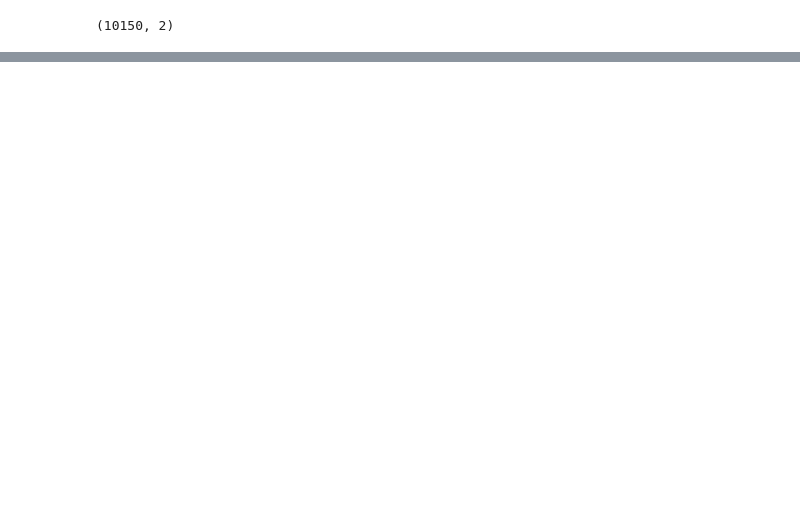
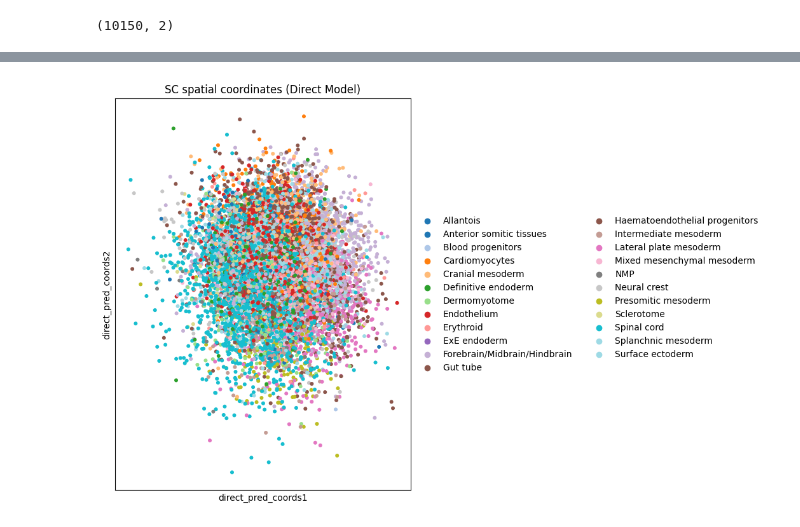
Before and after one commit to ehtesam3154/sc_st, a Jupyter notebook: gw_ot_v3.ipynb, the cells around one changed output, grey strips where cells are left out. Saved outputs shown, nothing was run; the diff lists cells and outputs as text; code cells hidden in the pictures; blank space fills up the shorter version.

```diff
--- a/gw_ot_v3.ipynb
+++ b/gw_ot_v3.ipynb
@@ -1158,0 +1734,21 @@ results = run_gnn_analysis(X_sc, D_induced)
+# %%
+# Store in AnnData and visualize
+adata.obsm['direct_pred_coords'] = sc_coords
+import matplotlib.pyplot as plt
+
+fig, ax = plt.subplots(figsize=(6, 8))  # your preferred size
+
+sc.pl.embedding(
+    adata,
+    basis='direct_pred_coords',
+    color='celltype_mapped_refined',
+    size=75,
+    title='SC spatial coordinates (Direct Model)',
+    palette='tab20',
+    legend_loc='right margin',
+    legend_fontsize=10,
+    ax=ax,                 # pass your axes
+    show=True             # or False, depending on your workflow
+)
+# %% [output]
+[figure, added]
```
Also changed, not shown: parts of 24 cells of this notebook, 6 other files.
